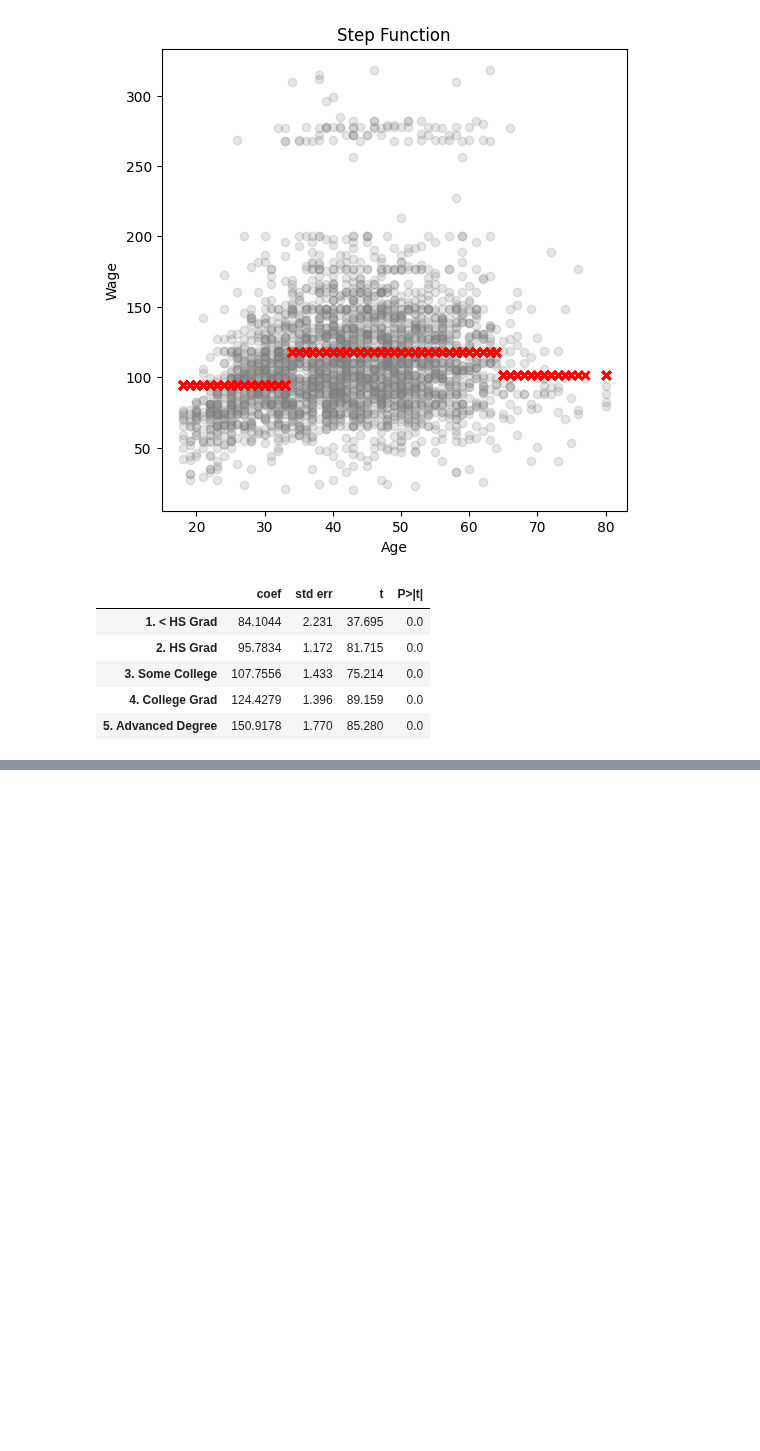
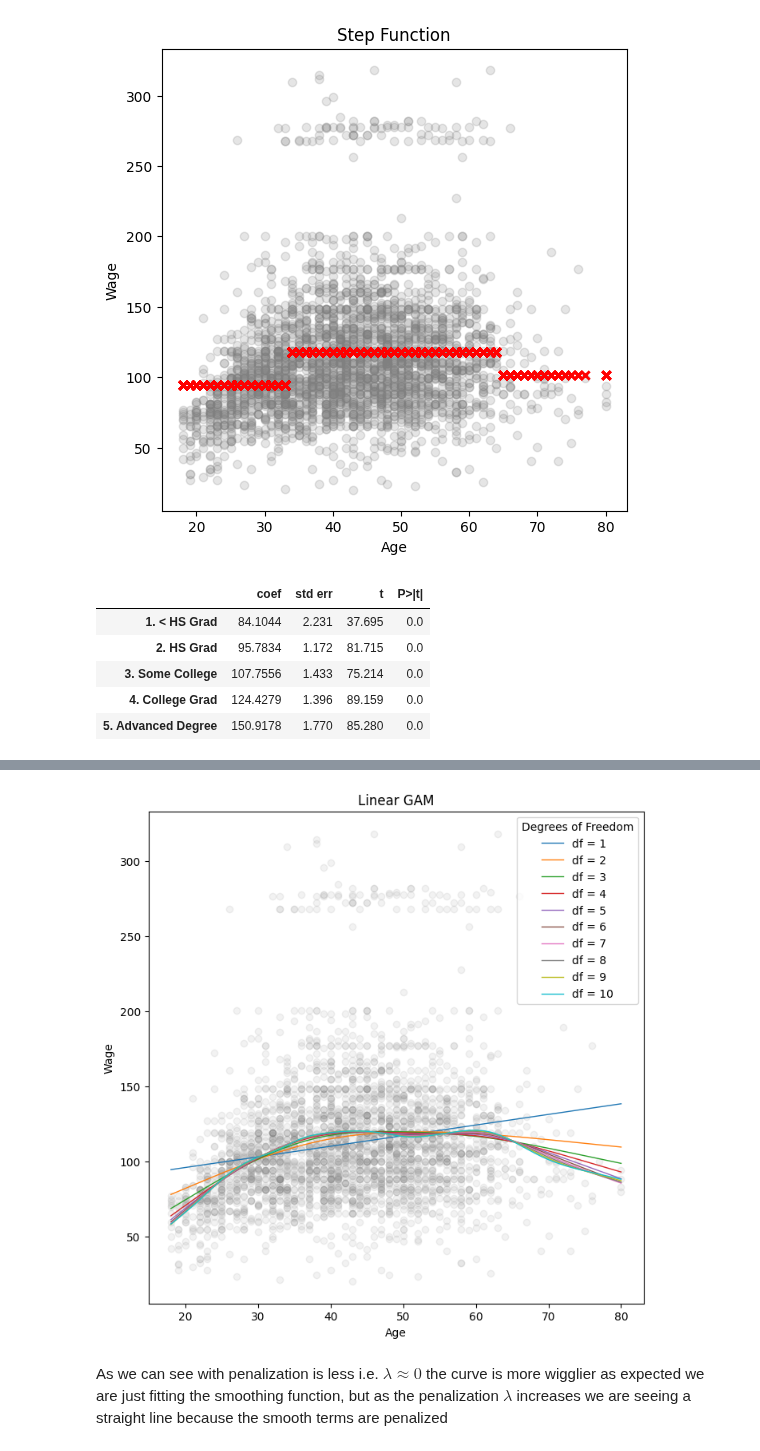
Before and after one commit to kkkamur07/ISL-Learning, a Jupyter notebook: NonLinearity/nonLinearityLab.ipynb, the cells around one changed output, grey strips where cells are left out. Drawn from its saved outputs; the diff is of its cells as text; code cells hidden in the pictures; blank space fills up the shorter version.

```diff
--- a/NonLinearity/nonLinearityLab.ipynb
+++ b/NonLinearity/nonLinearityLab.ipynb
@@ -222,3 +364,24 @@ Process : For category wise predictions
+# %%
+# Effect of varying Degrees of Freedom and using it to get LAM
+fig, ax = plt.subplots(figsize = (8,8))
+ax.scatter(age, y, facecolors='gray', alpha = 0.1)
+for df in range(1, 11):
+    lam = approx_lam(x_age, age_, df+1)
+    gam = LinearGAM(s_gam(0, lam=lam)).fit(x_age, y)
+    gam.fit(x_age, y)
+    ax.plot(age_grid,
+            gam.predict(age_grid),
+            label = f"df = {df}",
+            linewidth = 1)
+ax.set_title('Linear GAM')
+ax.set_ylabel('Wage')
+ax.set_xlabel('Age')
+ax.legend(title = "Degrees of Freedom")
+plt.show()
+# %% [output]
+[figure, added]
+# %% [markdown]
+As we can see with penalization is less i.e. $\lambda \approx 0$ the curve is more wigglier as expected we are just fitting the smoothing function, but as the penalization $\lambda$ increases we are seeing a straight line because the smooth terms are penalized
 # %% [markdown]
 ### Functions Used
 - `MS([poly("var", degree = i)])` : To fit a polynomial with degree _i_
```
Also changed, not shown: parts of 15 cells of this notebook.
